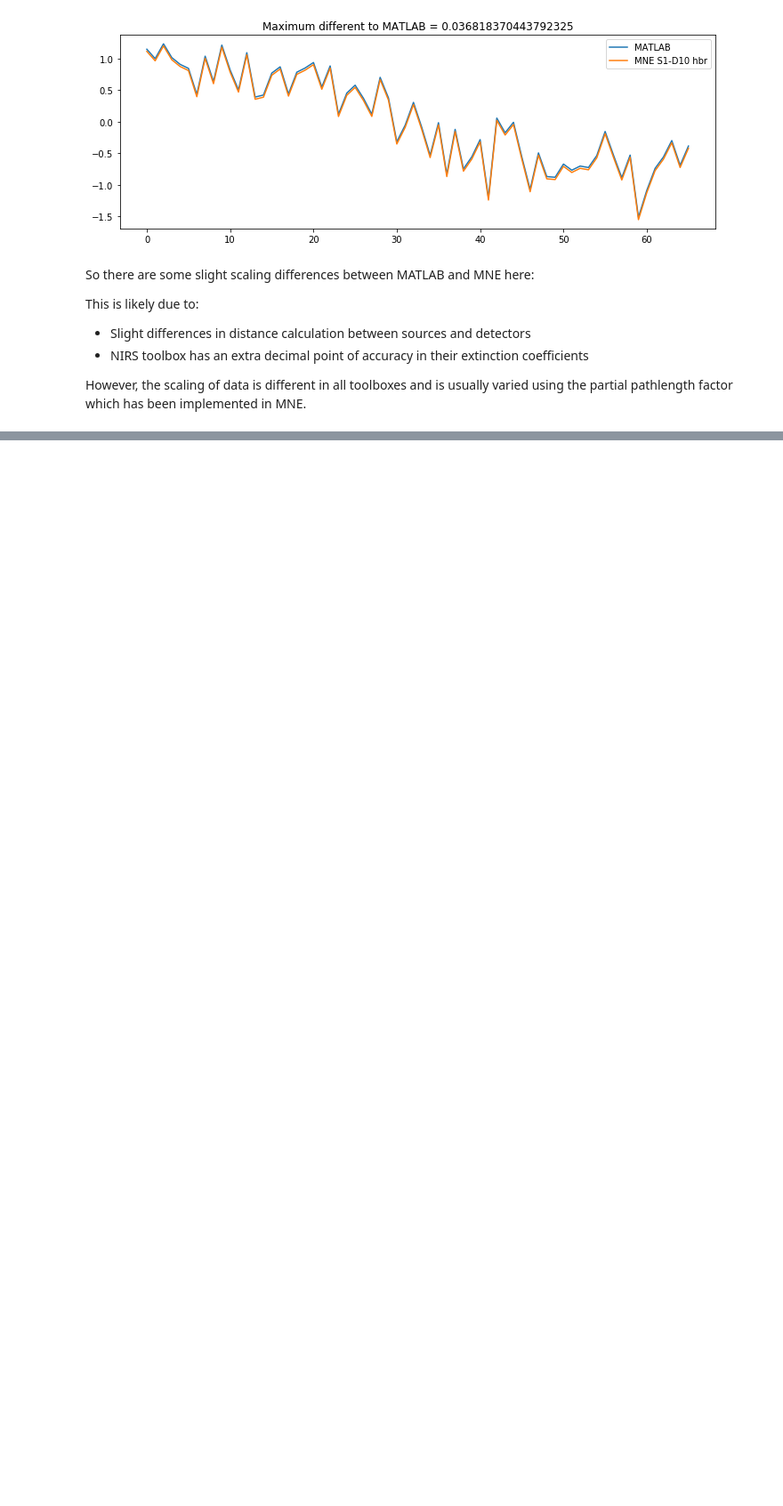
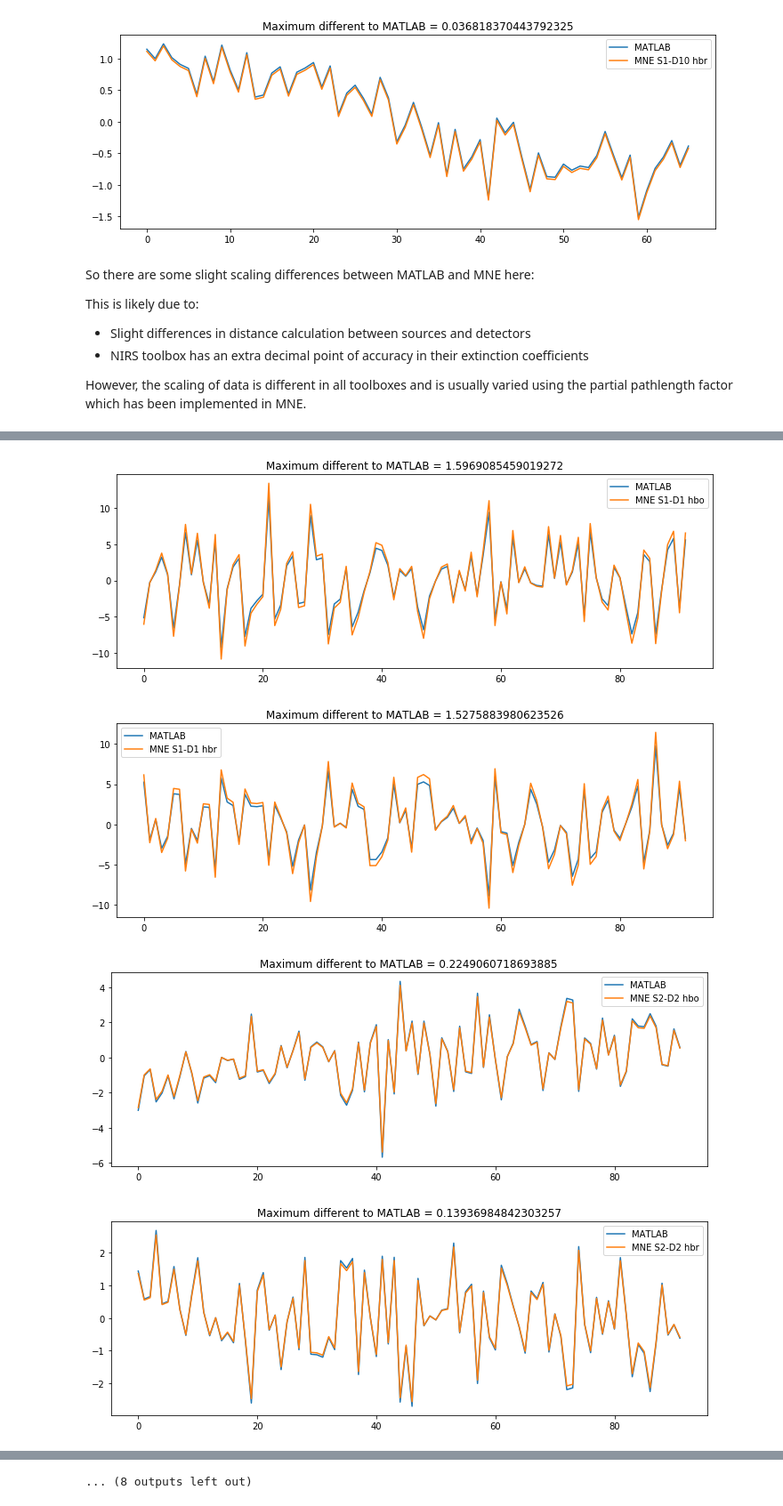
Before and after one commit to rob-luke/mne-fnirs-demo, a Jupyter notebook: BeerLambert_Validation.ipynb, the cells around one changed output, grey strips where cells are left out. Shown at 89% size. Cells and saved outputs as stored; diff of their text form; code cells hidden in the pictures; blank space fills up the shorter version.

```diff
--- a/BeerLambert_Validation.ipynb
+++ b/BeerLambert_Validation.ipynb
@@ -246,0 +250,10 @@ However, the scaling of data is different in all toolboxes and is usually varied
+# %%
+matlab_fname = op.join(data_path(download=False),
+                       'NIRx', 'validation', 'nirx_15_0_recording_bl.mat')
+fname_nirx_15_0 = op.join(data_path(download=False),
+                          'NIRx', 'nirx_15_0_recording')
+# %%
+raw = mne.io.read_raw_nirx(fname_nirx_15_0)
+raw = mne.preprocessing.optical_density(raw)
+raw = mne.preprocessing.beer_lambert_law(raw, ppf=0.121)
+raw._data *= 1e6  # Scale to uM for comparison to MATLAB
@@ -246,0 +263,16 @@ However, the scaling of data is different in all toolboxes and is usually varied
+# %%
+matlab_data = mne.externals.pymatreader.read_mat(matlab_fname)
+# %%
+for data_channel in range(20):
+
+    plt.plot(matlab_data['data'][:,data_channel], label='MATLAB')
+
+    plt.plot(raw.get_data()[data_channel], label='MNE ' + raw.info['chs'][data_channel]['ch_name'])
+    plt.title('Maximum different to MATLAB = ' + str(max(matlab_data['data'][:,data_channel] - raw.get_data()[data_channel])))
+    plt.legend()
+    plt.show()
+# %% [output]
+[figure, added]
+[figure, added]
+[figure, added]
+[figure, added]
@@ -246,0 +287 @@ However, the scaling of data is different in all toolboxes and is usually varied
+... (8 outputs left out)
```
Also changed, not shown: parts of 5 cells of this notebook.
